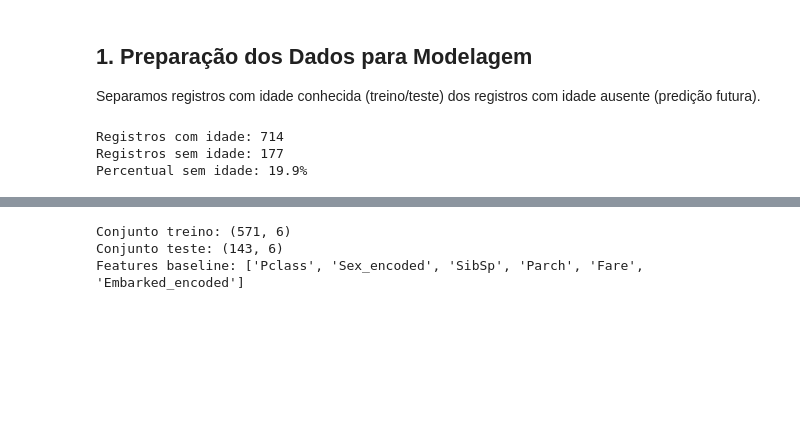
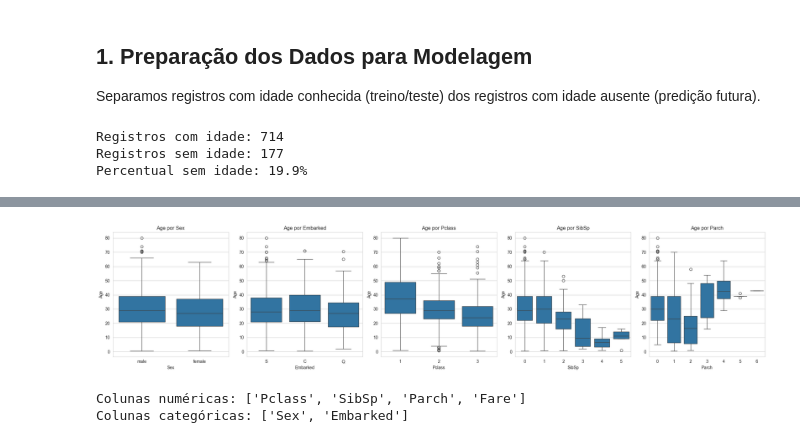
Before and after one commit to brunoritter/iaml1, a Jupyter notebook: notebook.ipynb, the cells around one changed output, grey strips where cells are left out. Cells and saved outputs as stored; diff of their text form; code cells hidden in the pictures; blank space fills up the shorter version.

Commit message:
update para aula 07/08

```diff
--- a/notebook.ipynb
+++ b/notebook.ipynb
@@ -228,38 +253,51 @@ Percentual sem idade: 19.9%
+# %%
+# Boxplots de Age por variáveis categóricas / discretas
+fig, axes = plt.subplots(1, 5, figsize=(22, 5))
+
+sns.boxplot(data=dados_com_idade, x='Sex', y='Age', ax=axes[0])
+axes[0].set_title('Age por Sex')
+
+sns.boxplot(data=dados_com_idade, x='Embarked', y='Age', ax=axes[1])
+axes[1].set_title('Age por Embarked')
+
+def discretizar(col):
+    return col  # já são inteiros pequenos, mantemos como estão
+
+sns.boxplot(data=dados_com_idade, x='Pclass', y='Age', ax=axes[2])
+axes[2].set_title('Age por Pclass')
+
+sns.boxplot(data=dados_com_idade, x='SibSp', y='Age', ax=axes[3])
+axes[3].set_title('Age por SibSp')
+
+sns.boxplot(data=dados_com_idade, x='Parch', y='Age', ax=axes[4])
+axes[4].set_title('Age por Parch')
+
+plt.tight_layout()
+plt.show()
+# %% [output]
+[figure, added]
 # %%
-# Imports necessários para modelagem
+# Imports necessários para modelagem (sem LabelEncoder)
 from sklearn.model_selection import train_test_split
 from sklearn.linear_model import LinearRegression
 from sklearn.neighbors import KNeighborsRegressor
-from sklearn.preprocessing import LabelEncoder, OneHotEncoder, MinMaxScaler, StandardScaler, RobustScaler
+from sklearn.preprocessing import OneHotEncoder, MinMaxScaler, StandardScaler, RobustScaler
 from sklearn.metrics import mean_squared_error, mean_absolute_error
 import numpy as np
+import statsmodels.api as sm  # Para métricas estatísticas (erros padrão, p-values, R² ajustado)
 
 # Preparar dados básicos
 dados_modelo = dados_com_idade.copy()
 dados_modelo['Embarked'] = dados_modelo['Embarked'].fillna('S')
 dados_modelo['Fare'] = dados_modelo['Fare'].fillna(dados_modelo['Fare'].median())
 
-# Codificação simples com LabelEncoder (baseline)
-le_sex = LabelEncoder()
-le_embarked = LabelEncoder()
-dados_modelo['Sex_encoded'] = le_sex.fit_transform(dados_modelo['Sex'])
-dados_modelo['Embarked_encoded'] = le_embarked.fit_transform(dados_modelo['Embarked'])
+# Definir colunas (somente listas aqui; encoding será feito na seção de Regressão Linear)
+colunas_categoricas = ['Sex', 'Embarked']
+colunas_numericas = ['Pclass', 'SibSp', 'Parch', 'Fare']
 
-# Features e target
-features_baseline = ['Pclass', 'Sex_encoded', 'SibSp', 'Parch', 'Fare', 'Embarked_encoded']
-X_baseline = dados_modelo[features_baseline]
-y = dados_modelo['Age']
-
-# Split treino/teste (fixo para comparações)
-X_treino, X_teste, y_treino, y_teste = train_test_split(
-    X_baseline, y, test_size=0.2, random_state=42
-)
-
-print(f"Conjunto treino: {X_treino.shape}")
-print(f"Conjunto teste: {X_teste.shape}")
-print(f"Features baseline: {features_baseline}")
+print('Colunas numéricas:', colunas_numericas)
+print('Colunas categóricas:', colunas_categoricas)
 # %% [output]
-Conjunto treino: (571, 6)
-Conjunto teste: (143, 6)
-Features baseline: ['Pclass', 'Sex_encoded', 'SibSp', 'Parch', 'Fare', 'Embarked_encoded']
+Colunas numéricas: ['Pclass', 'SibSp', 'Parch', 'Fare']
+Colunas categóricas: ['Sex', 'Embarked']
 # %% [markdown]
```
Also changed, not shown: parts of 36 cells of this notebook.
